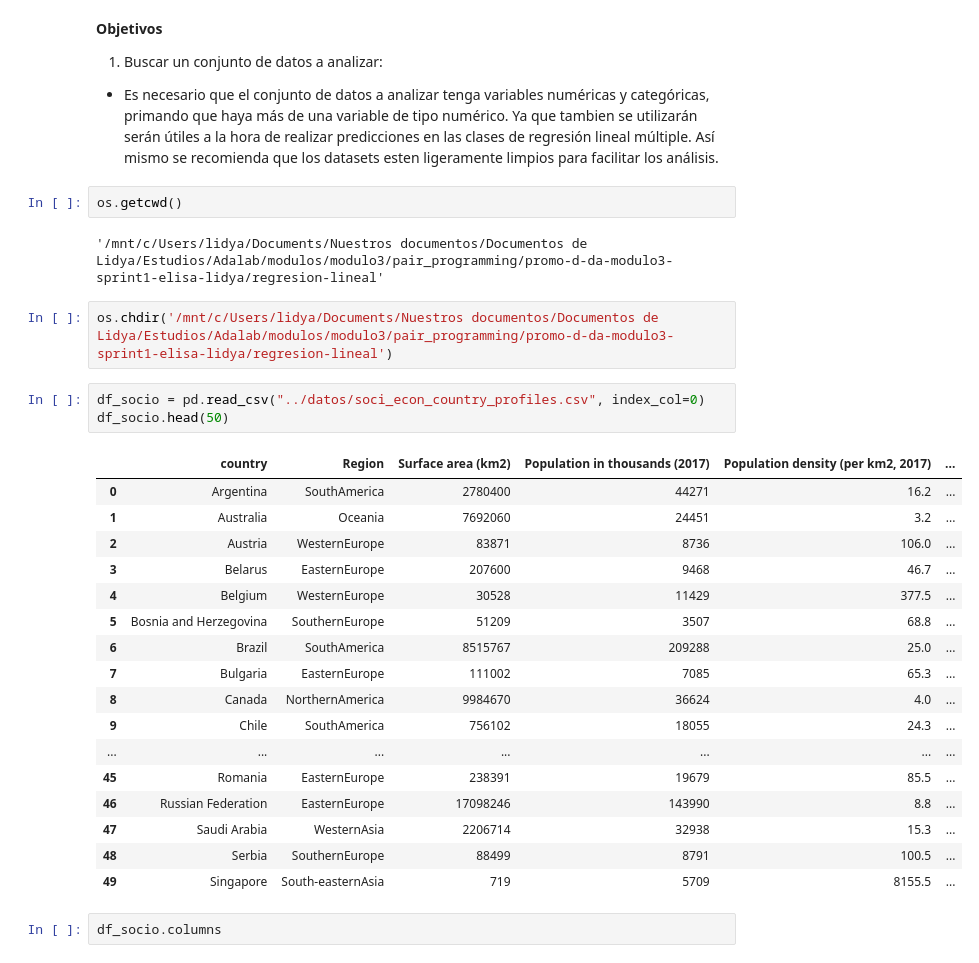
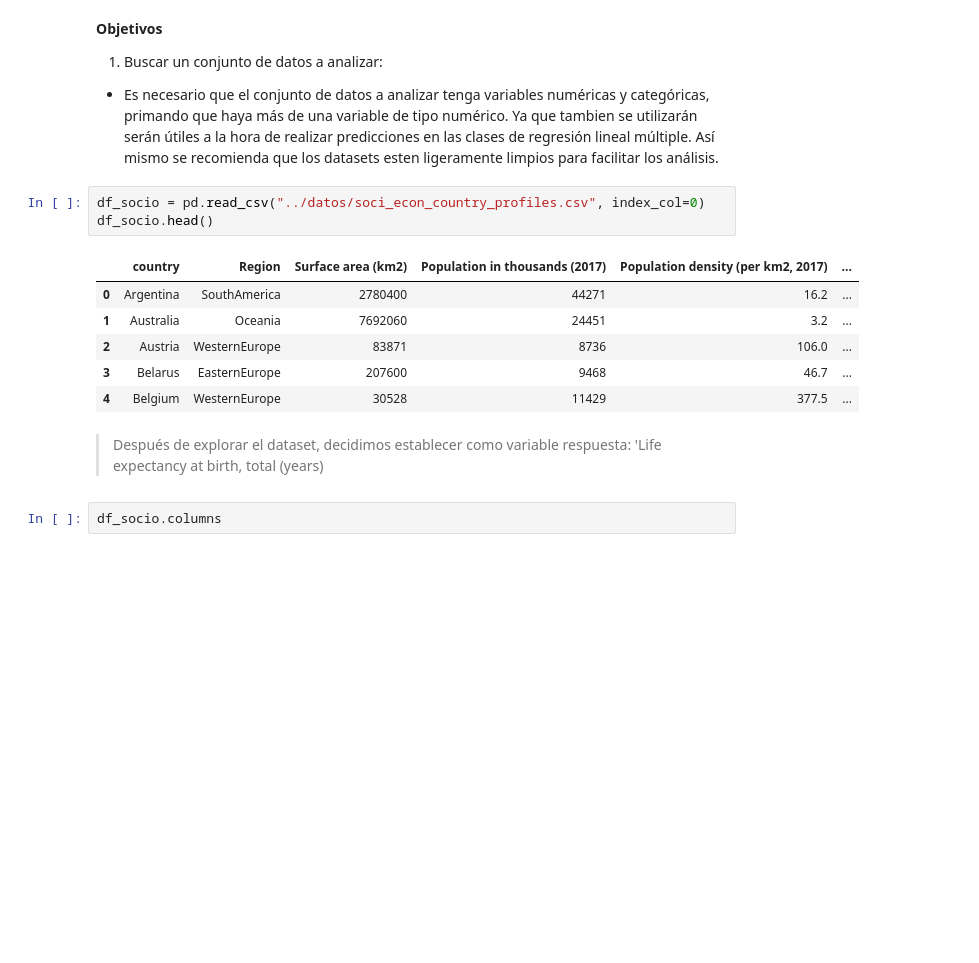
Before and after one commit to Adalab/promo-d-da-modulo3-sprint1-elisa-lidya, a Jupyter notebook: regresion-lineal/1-pair-regresion-lineal-ml-intro.ipynb, the cells around one changed output. Cells and saved outputs as stored; diff of their text form; blank space fills up the shorter version.

Commit message:
Terminamos de repasar el pair 3

```diff
--- a/regresion-lineal/1-pair-regresion-lineal-ml-intro.ipynb
+++ b/regresion-lineal/1-pair-regresion-lineal-ml-intro.ipynb
@@ -47,33 +45,18 @@ pd.options.display.max_columns = None
 
 1. Buscar un conjunto de datos a analizar:
 - Es necesario que el conjunto de datos a analizar tenga variables numéricas y categóricas, primando que haya más de una variable de tipo numérico. Ya que tambien se utilizarán serán útiles a la hora de realizar predicciones en las clases de regresión lineal múltiple. Así mismo se recomienda que los datasets esten ligeramente limpios para facilitar los análisis.
-# %%
-os.getcwd()
-# %% [output]
-'/mnt/c/Users/lidya/Documents/Nuestros documentos/Documentos de Lidya/Estudios/Adalab/modulos/modulo3/pair_programming/promo-d-da-modulo3-sprint1-elisa-lidya/regresion-lineal'
-# %%
-os.chdir('/mnt/c/Users/lidya/Documents/Nuestros documentos/Documentos de Lidya/Estudios/Adalab/modulos/modulo3/pair_programming/promo-d-da-modulo3-sprint1-elisa-lidya/regresion-lineal')
 # %%
 df_socio = pd.read_csv("../datos/soci_econ_country_profiles.csv", index_col=0)
-df_socio.head(50)
+df_socio.head()
 # %% [output]
 |  | country | Region | Surface area (km2) | Population in thousands (2017) | Population density (per km2, 2017) | ... |
 | 0 | Argentina | SouthAmerica | 2780400 | 44271 | 16.2 | ... |
 | 1 | Australia | Oceania | 7692060 | 24451 | 3.2 | ... |
 | 2 | Austria | WesternEurope | 83871 | 8736 | 106.0 | ... |
 | 3 | Belarus | EasternEurope | 207600 | 9468 | 46.7 | ... |
 | 4 | Belgium | WesternEurope | 30528 | 11429 | 377.5 | ... |
-| 5 | Bosnia and Herzegovina | SouthernEurope | 51209 | 3507 | 68.8 | ... |
-| 6 | Brazil | SouthAmerica | 8515767 | 209288 | 25.0 | ... |
-| 7 | Bulgaria | EasternEurope | 111002 | 7085 | 65.3 | ... |
-| 8 | Canada | NorthernAmerica | 9984670 | 36624 | 4.0 | ... |
-| 9 | Chile | SouthAmerica | 756102 | 18055 | 24.3 | ... |
-| ... | ... | ... | ... | ... | ... | ... |
-| 45 | Romania | EasternEurope | 238391 | 19679 | 85.5 | ... |
-| 46 | Russian Federation | EasternEurope | 17098246 | 143990 | 8.8 | ... |
-| 47 | Saudi Arabia | WesternAsia | 2206714 | 32938 | 15.3 | ... |
-| 48 | Serbia | SouthernEurope | 88499 | 8791 | 100.5 | ... |
-| 49 | Singapore | South-easternAsia | 719 | 5709 | 8155.5 | ... |
+# %% [markdown]
+>Después de explorar el dataset, decidimos establecer como variable respuesta: 'Life expectancy at birth, total (years)
 # %%
 df_socio.columns
 # %% [output]
```
Also changed, not shown: parts of 32 cells of this notebook, 6 other files.
